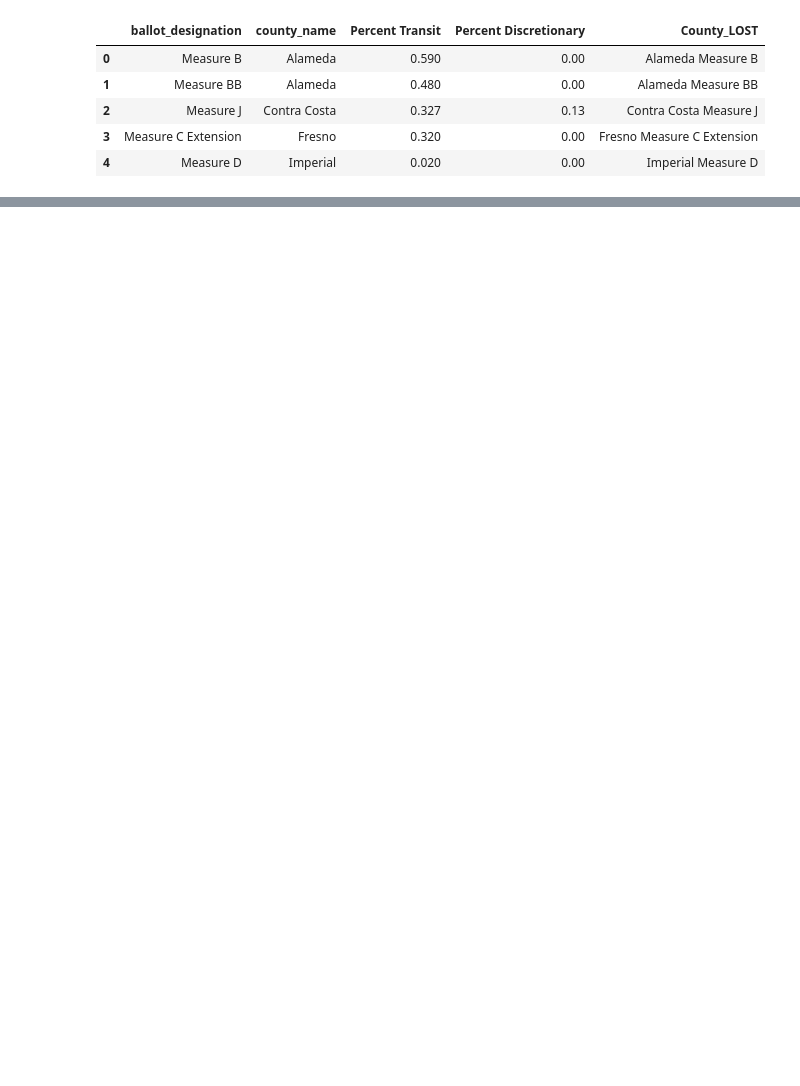
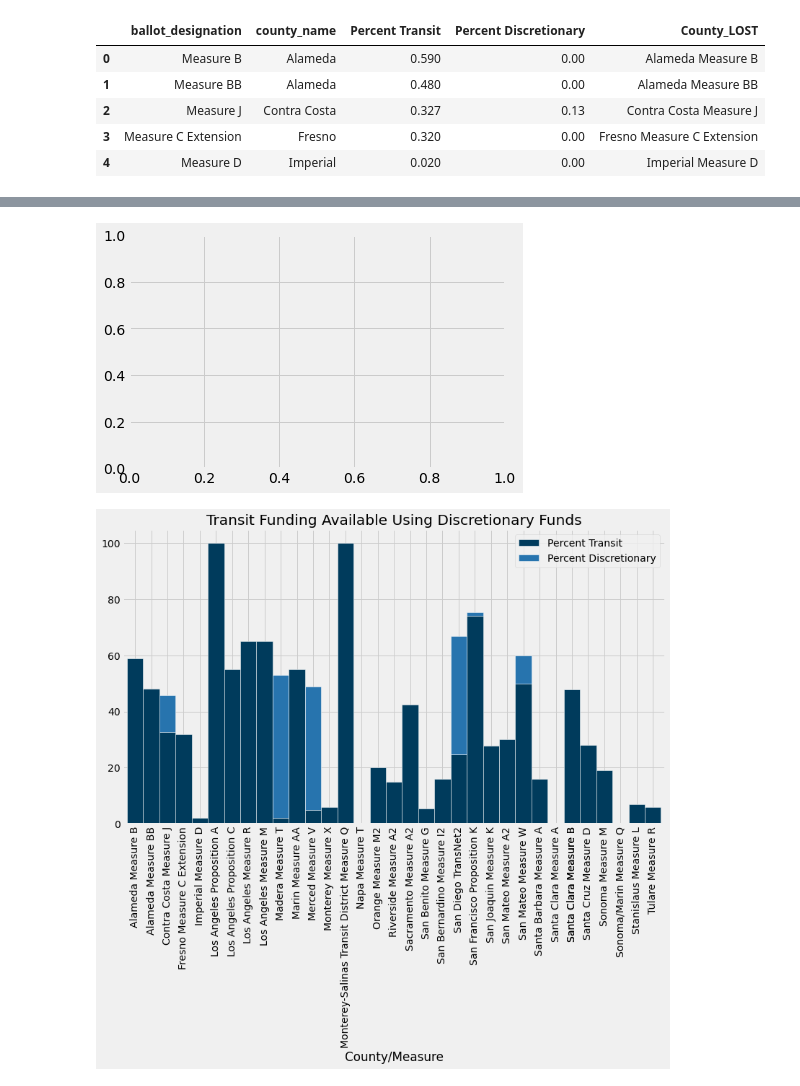
Before and after one commit to cal-itp/ucla-capstone-code, a Jupyter notebook: notebooks/8_LOSTs_identifying_funding.ipynb, the cells around one changed output, grey strips where cells are left out. Saved outputs shown, nothing was run; the diff lists cells and outputs as text; code cells hidden in the pictures; blank space fills up the shorter version.

```diff
--- a/notebooks/8_LOSTs_identifying_funding.ipynb
+++ b/notebooks/8_LOSTs_identifying_funding.ipynb
@@ -193,2 +189,12 @@ px.bar(disc_transit,
+# %%
+fig, ax = plt.subplots()
+ax = (disc_transit.set_index('County_LOST')[['Percent Transit', 'Percent Discretionary']].multiply(100).
+ plot(kind='bar', width=1, figsize=(12,7), stacked=True, edgecolor='white'));
+ax.set_xlabel('County/Measure')
+ax.set_title('Transit Funding Available Using Discretionary Funds')
+plt.savefig('./disc_chart.png', bbox_inches = "tight", facecolor='white')
+# %% [output]
+[figure, added]
+[figure, added]
 # %%
 demo = pd.read_csv('capstone_demographics2.csv')
```
Also changed, not shown: parts of 23 cells of this notebook, 5 other files.
